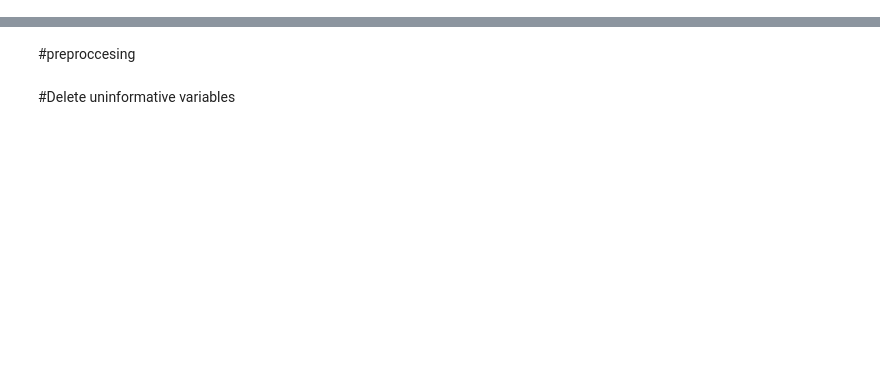
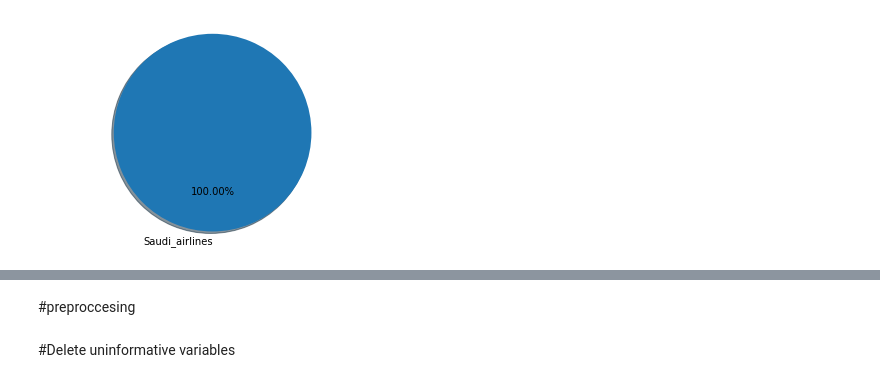
Before and after one commit to buthaina279/DS_Capstone_NLP, a Jupyter notebook: ML.ipynb, the cells around one changed output, grey strips where cells are left out. Cells and saved outputs as stored; diff of their text form; code cells hidden in the pictures; blank space fills up the shorter version.

```diff
--- a/ML.ipynb
+++ b/ML.ipynb
@@ -50,0 +94,4 @@ saudia_airlines.head(10)
+# %%
+createPieChartFor(saudia_airlines.airline)
+# %% [output]
+[figure, added]
```
Also changed, not shown: parts of 62 cells of this notebook.
